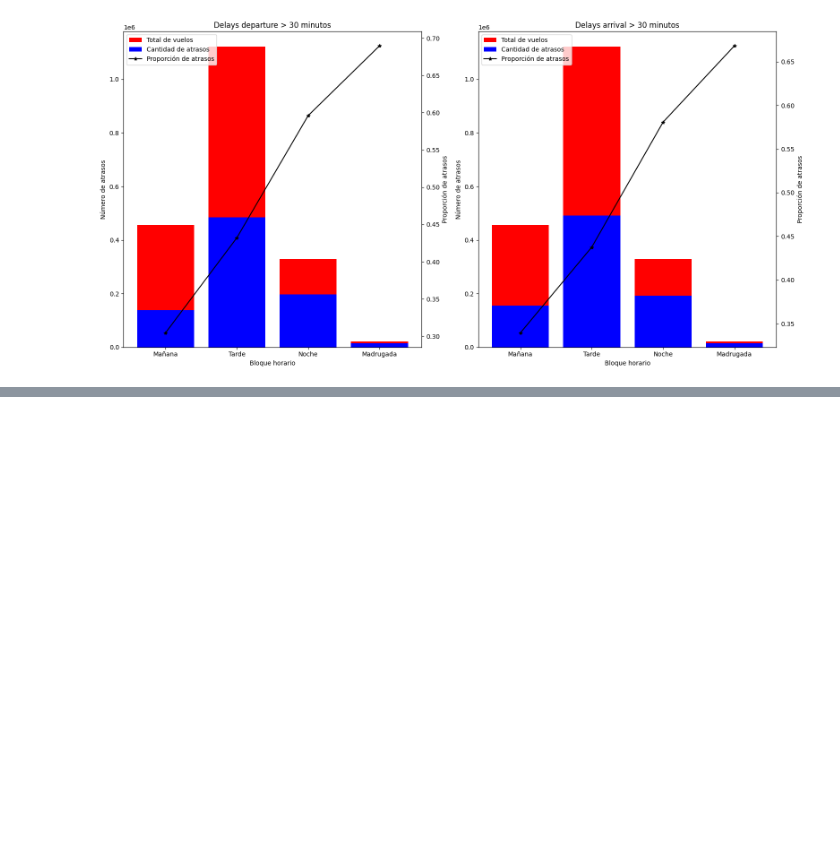
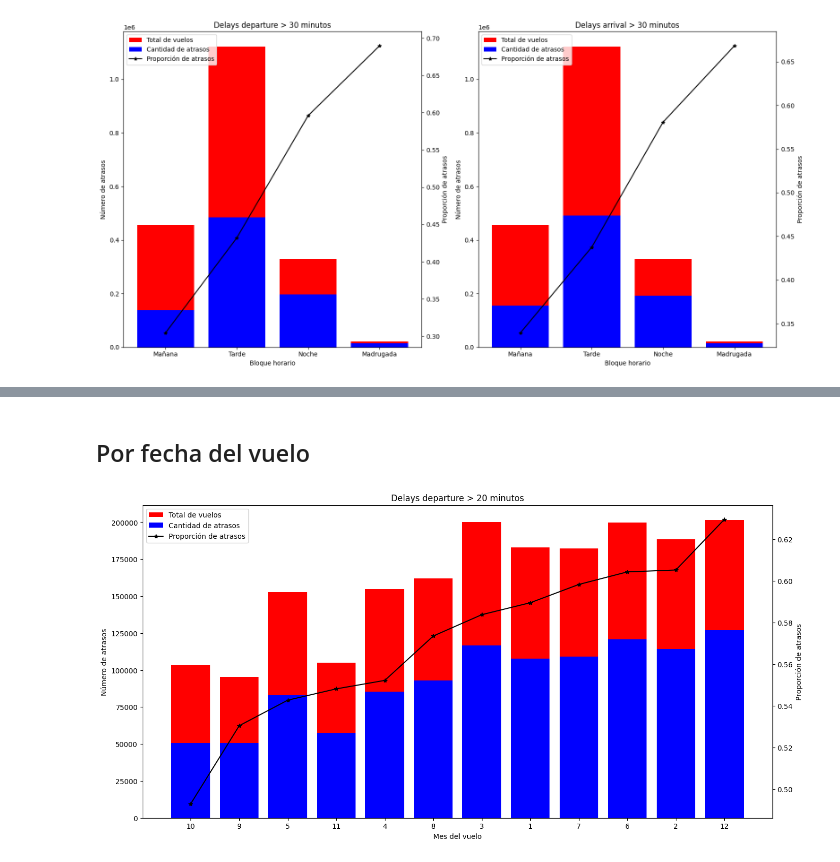
Before and after one commit to DiegoLeonG96/proyecto-pydatascience-udd, a Jupyter notebook: 03_Visualizaciones.ipynb, the cells around one changed output, grey strips where cells are left out. Saved outputs shown, nothing was run; the diff lists cells and outputs as text; code cells hidden in the pictures; blank space fills up the shorter version.

```diff
--- a/03_Visualizaciones.ipynb
+++ b/03_Visualizaciones.ipynb
@@ -116,0 +127,6 @@ delay_proportion_plot(data, "DepHourBlock4", 30, dep_only=False)
+# %% [markdown]
+## Por fecha del vuelo
+# %%
+delay_proportion_plot(data, "Month", 20, "Mes del vuelo", dep_only=True)
+# %% [output]
+[figure, added]
```
Also changed, not shown: parts of 9 cells of this notebook.
